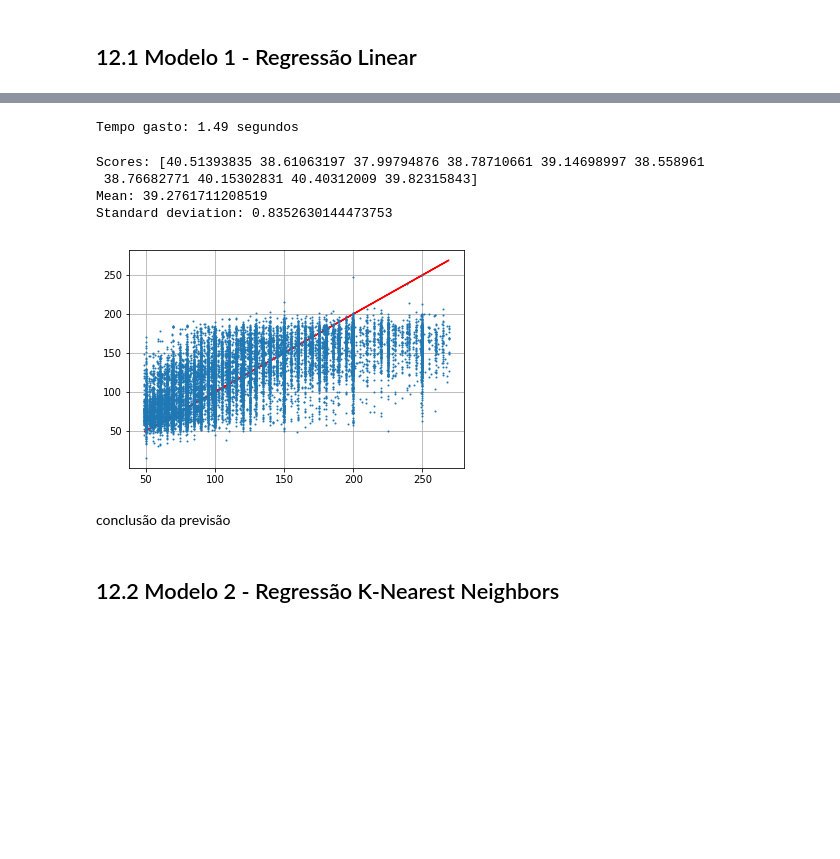
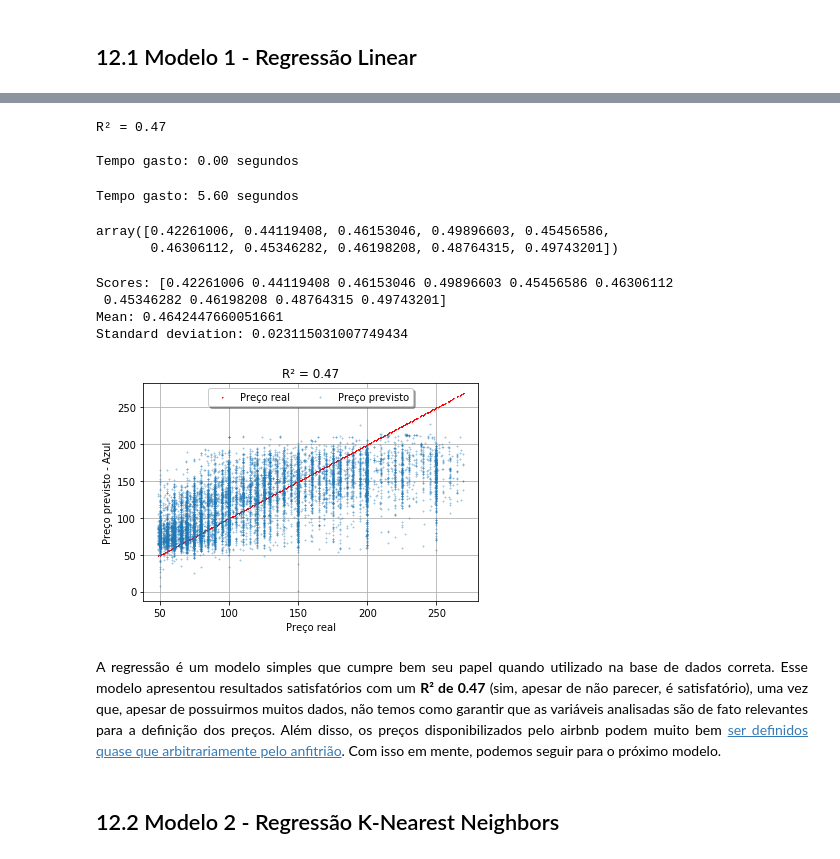
Before and after one commit to cicerotcv/P3_CienciaDados_2019.2, a Jupyter notebook: 00 dataset_airbnb.ipynb, the cells around one changed output, grey strips where cells are left out. Saved outputs shown, nothing was run; the diff lists cells and outputs as text; code cells hidden in the pictures; blank space fills up the shorter version.

```diff
--- a/00 dataset_airbnb.ipynb
+++ b/00 dataset_airbnb.ipynb
@@ -538,2 +536,2 @@ Labels:          [125.0, 72.0, 110.0, 62.0, 96.0]
 # %%
-airbnb_predictions = lin_reg.predict(airbnb_prepared)
+airbnb_predictions = lin_reg.predict(X_test)
@@ -546,30 +538,48 @@ lin_rmse
+# %%
+time_init = time()
+r2_linear = r2_score(y_test, airbnb_predictions)
+print("R² = {:.2f}".format(r2_linear))
+print("\nTempo gasto: {:.2f} segundos".format(time() - time_init))
+# %% [output]
+R² = 0.47
+
+Tempo gasto: 0.00 segundos
 # %%
 time_init = time()
-lin_scores = cross_val_score(lin_reg, airbnb_prepared, airbnb_labels,
-                             scoring="neg_mean_squared_error", cv=10)
-lin_rmse_scores = np.sqrt(-lin_scores)
+
+lin_reg_scores = cross_val_score(lin_reg, airbnb_prepared, airbnb_labels, cv=10)
 
 print("\nTempo gasto: {:.2f} segundos".format(time() - time_init))
 # %% [output]
-Tempo gasto: 1.49 segundos
+Tempo gasto: 5.60 segundos
+# %%
+lin_reg_scores
+# %% [output]
+array([0.42261006, 0.44119408, 0.46153046, 0.49896603, 0.45456586,
+       0.46306112, 0.45346282, 0.46198208, 0.48764315, 0.49743201])
 # %%
-display_scores(lin_rmse_scores)
+display_scores(lin_reg_scores)
 # %% [output]
-Scores: [40.51393835 38.61063197 37.99794876 38.78710661 39.14698997 38.558961
- 38.76682771 40.15302831 40.40312009 39.82315843]
-Mean: 39.2761711208519
-Standard deviation: 0.8352630144473753
+Scores: [0.42261006 0.44119408 0.46153046 0.49896603 0.45456586 0.46306112
+ 0.45346282 0.46198208 0.48764315 0.49743201]
+Mean: 0.4642447660051661
+Standard deviation: 0.023115031007749434
-# %%
-plt.plot(airbnb_labels, airbnb_labels, 'r-', markersize=2)
-plt.plot(airbnb_labels, airbnb_predictions, '.', markersize=2)
-plt.grid(True)
-plt.show()
-# %% [output]
-[figure, removed]
-# %% [markdown]
-<p style="text-align:justify">
-conclusão da previsão
-</p>
+# %%
+ax = plt.subplot(111)
+plt.plot(y_test, y_test, 'r+', label='Preço real', markersize=1)
+plt.plot(y_test, airbnb_predictions, '+', label='Preço previsto', markersize=2, alpha=0.4)
+plt.grid(True)
+plt.title("R² = {:.2f}".format(r2_linear))
+plt.xlabel("Preço real")
+plt.ylabel("Preço previsto - Azul")
+ax.legend(loc='upper center', bbox_to_anchor=(0.5, 1.00), shadow=True, ncol=2)
+plt.show()
+# %% [output]
+[figure, added]
+# %% [markdown]
+<p style="text-align:justify">
+A regressão é um modelo simples que cumpre bem seu papel quando utilizado na base de dados correta. Esse modelo apresentou resultados satisfatórios com um <b>R² de 0.47</b> (sim, apesar de não parecer, é satisfatório), uma vez que, apesar de possuirmos muitos dados, não temos como garantir que as variáveis analisadas são de fato relevantes para a definição dos preços. Além disso, os preços disponibilizados pelo airbnb podem muito bem <a href="https://www.airbnb.com.br/help/article/125/como-o-pre%C3%A7o-da-minha-reserva-%C3%A9-determinado">ser definidos quase que arbitrariamente pelo anfitrião</a>. Com isso em mente, podemos seguir para o próximo modelo.
+</p>
 # %% [markdown]
 <h2>12.2 Modelo 2 - Regressão K-Nearest Neighbors</h2>
 # %% [markdown]
```
Also changed, not shown: parts of 24 cells of this notebook, 3 other files.
